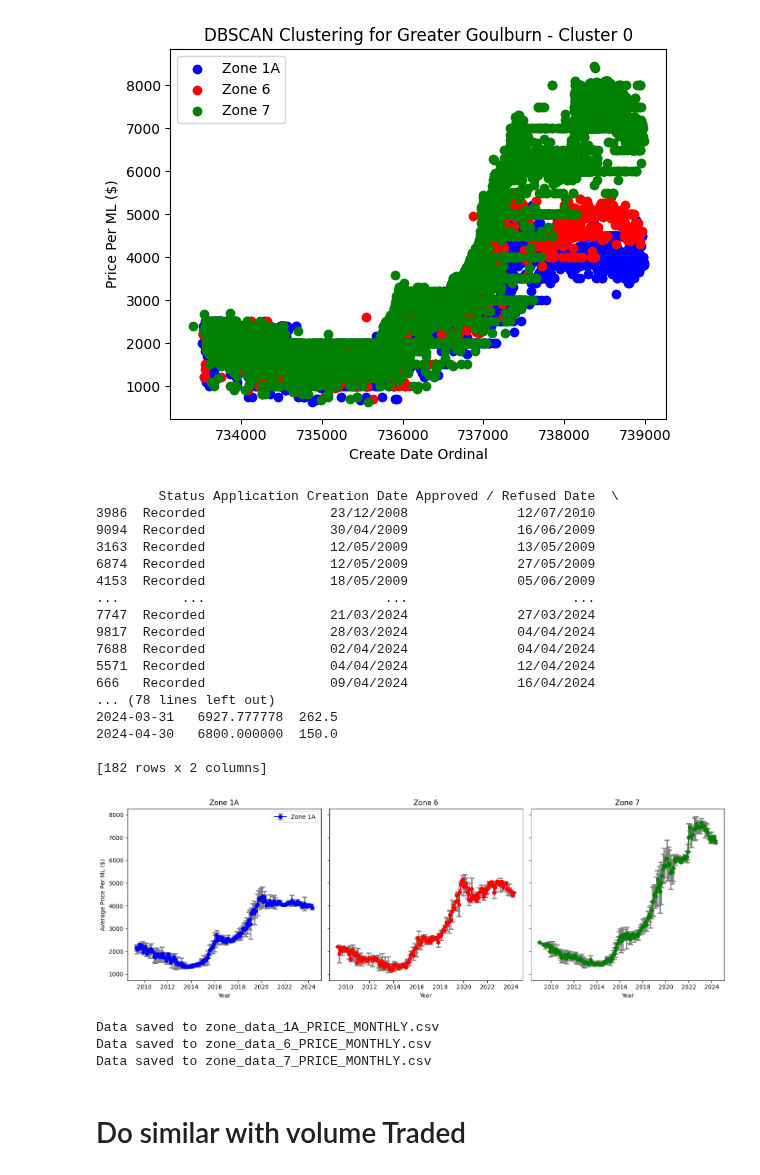
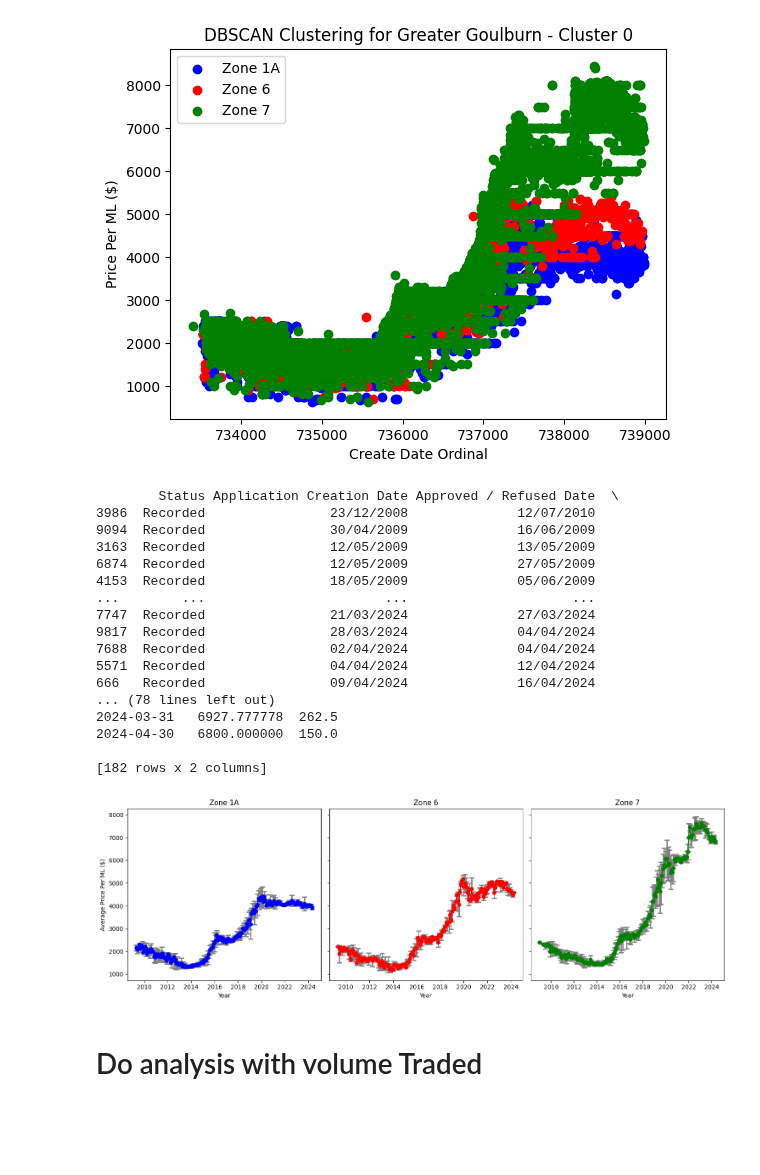
Before and after one commit to ELEN-Workshops-and-LDI/LDI-ML, a Jupyter notebook: [3] - MACHINE_LEARNING/[3.1] - OUTLIER_REMOVAL/[3.1.2] PRICE_DATA_TO_MONTHLY.ipynb, the cells around one changed output. Cells and saved outputs as stored; diff of their text form; code cells hidden in the pictures; blank space fills up the shorter version.

```diff
--- a/[3] - MACHINE_LEARNING/[3.1] - OUTLIER_REMOVAL/[3.1.2] PRICE_DATA_TO_MONTHLY.ipynb
+++ b/[3] - MACHINE_LEARNING/[3.1] - OUTLIER_REMOVAL/[3.1.2] PRICE_DATA_TO_MONTHLY.ipynb
@@ -102,67 +102,36 @@ axs[1].set_title("Zone 6")
 axs[1].set_xlabel('Year')
 
 # Plot for Zone 7
 axs[2].errorbar(monthly_data_7.index, monthly_data_7['mean'],
                 yerr=monthly_data_7['IQR']/2, fmt='-o', color='g', label='Zone 7',
                 ecolor='gray', elinewidth=2, capsize=4, capthick=2)
 axs[2].set_title("Zone 7")
 axs[2].set_xlabel('Year')
 
 # Display the plot
 plt.tight_layout()
 plt.show()
-
-# Flatten
-monthly_data_1a.columns = ['mean', 'IQR']
-monthly_data_6.columns = ['mean', 'IQR']
-monthly_data_7.columns = ['mean', 'IQR']
-
-# Reset the index to make 'Create_date' a column and rename it to 'Date'
-monthly_data_1a.reset_index(inplace=True)
-monthly_data_1a.rename(columns={'Create_date': 'date'}, inplace=True)
-
-monthly_data_6.reset_index(inplace=True)
-monthly_data_6.rename(columns={'Create_date': 'date'}, inplace=True)
-
-monthly_data_7.reset_index(inplace=True)
-monthly_data_7.rename(columns={'Create_date': 'date'}, inplace=True)
-# Convert the DataFrame to CSV
-
-output_csv_path_1a = "zone_data_1A_PRICE_MONTHLY.csv"
-monthly_data_1a.to_csv(output_csv_path_1a)
-print(f"Data saved to {output_csv_path_1a}")
-
-output_csv_path_6 = "zone_data_6_PRICE_MONTHLY.csv"
-monthly_data_6.to_csv(output_csv_path_6)
-print(f"Data saved to {output_csv_path_6}")
-
-output_csv_path_7 = "zone_data_7_PRICE_MONTHLY.csv"
-monthly_data_7.to_csv(output_csv_path_7)
-print(f"Data saved to {output_csv_path_7}")
 # %% [output]
         Status Application Creation Date Approved / Refused Date  \
 3986  Recorded                23/12/2008              12/07/2010
 9094  Recorded                30/04/2009              16/06/2009
 3163  Recorded                12/05/2009              13/05/2009
 6874  Recorded                12/05/2009              27/05/2009
 4153  Recorded                18/05/2009              05/06/2009
 ...        ...                       ...                     ...
 7747  Recorded                21/03/2024              27/03/2024
 9817  Recorded                28/03/2024              04/04/2024
 7688  Recorded                02/04/2024              04/04/2024
 5571  Recorded                04/04/2024              12/04/2024
 666   Recorded                09/04/2024              16/04/2024
 ... (78 lines left out)
 2024-03-31   6927.777778  262.5
 2024-04-30   6800.000000  150.0
 
 [182 rows x 2 columns]
-[figure, old version]
+[figure, new version]
-Data saved to zone_data_1A_PRICE_MONTHLY.csv
-Data saved to zone_data_6_PRICE_MONTHLY.csv
-Data saved to zone_data_7_PRICE_MONTHLY.csv
 # %% [markdown]
-# Do similar with volume Traded
+# Do analysis with volume Traded
 # %%
 # Assuming the column for volume traded is named 'Volume Traded'
 monthly_volume_1a = cluster_0_data_1a.resample('M', on='Create_date').agg({
```
Also changed, not shown: parts of 3 cells of this notebook, 4 other files.
